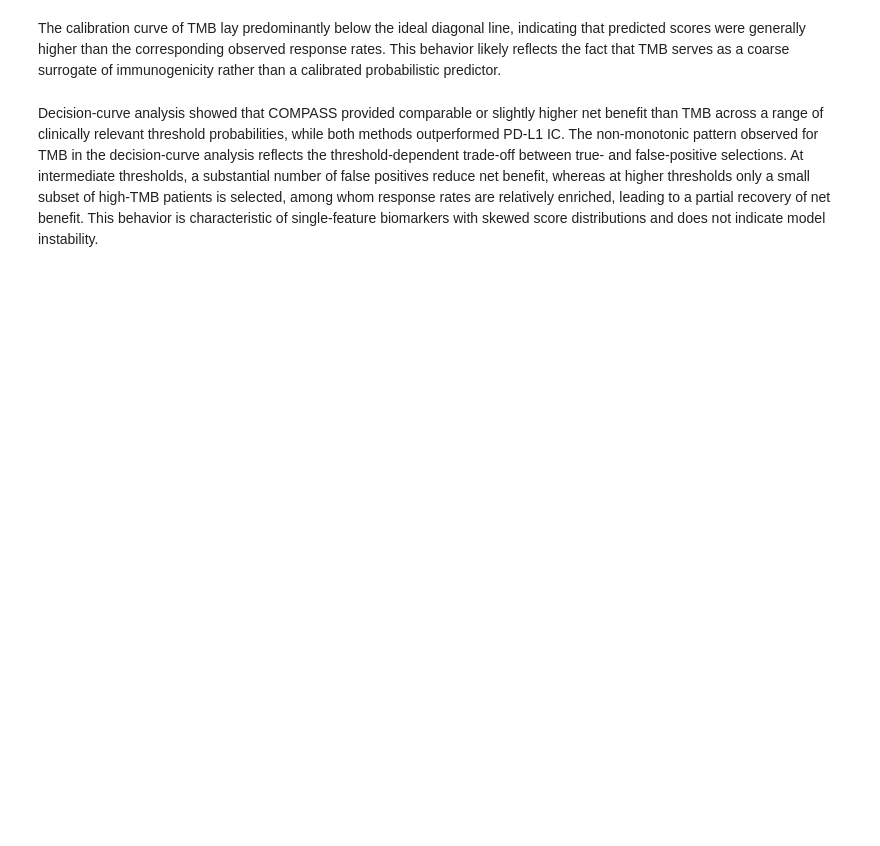
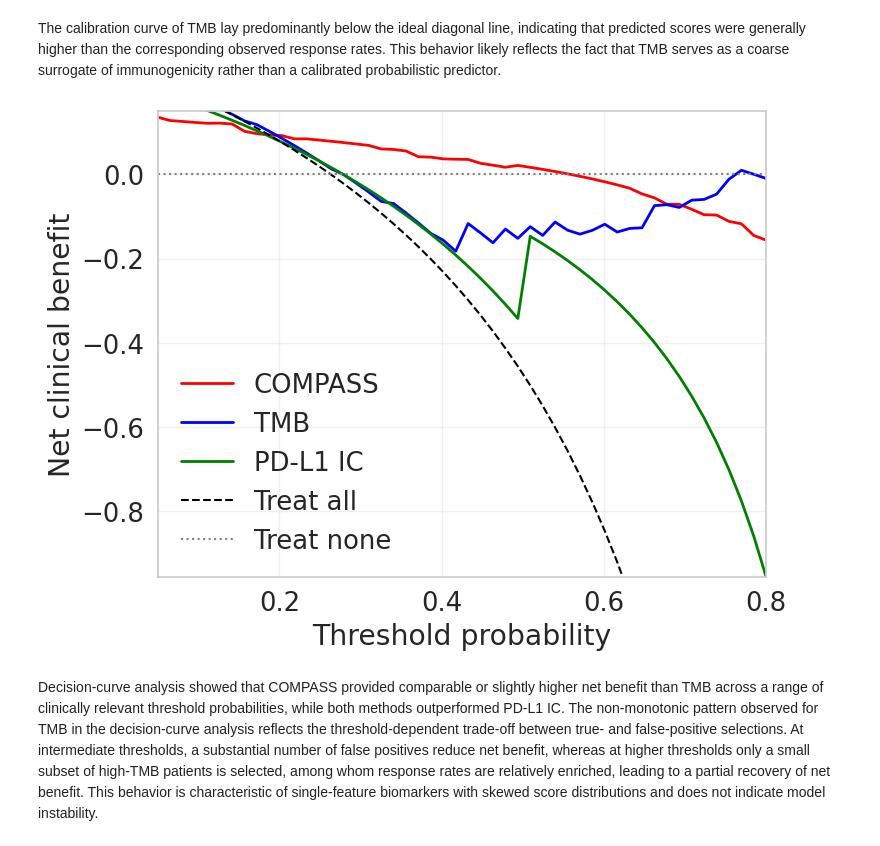
Before and after one commit to mims-harvard/COMPASS, a Jupyter notebook: paper/04_model_performance/09_calibration_plot_DCA/calibration.ipynb, the cells around one changed output. Drawn from its saved outputs; the diff is of its cells as text; code cells hidden in the pictures; blank space fills up the shorter version.

```diff
--- a/paper/04_model_performance/09_calibration_plot_DCA/calibration.ipynb
+++ b/paper/04_model_performance/09_calibration_plot_DCA/calibration.ipynb
@@ -9,7 +9,7 @@ import seaborn as sns
 import numpy as np
 import matplotlib.pyplot as plt
 from scipy.stats import binomtest
-sns.set(style="whitegrid", font_scale=1.5)
+sns.set(style="whitegrid", font_scale=1.7)
 # %%
 
 df = pd.read_pickle('./IMvigor210_meta_TMB_IHC_COMPASS_data.pkl')
@@ -78,24 +79,26 @@ nb_none = np.zeros_like(thresholds)
 # %%
 fig, ax = plt.subplots(figsize=(8, 6))
 
 ax.plot(thresholds, nb_compass, label="COMPASS", color="red", lw=2)
 ax.plot(thresholds, nb_tmb, label="TMB", color="blue", lw=2)
 ax.plot(thresholds, nb_pdl1, label="PD-L1 IC", color="green", lw=2)
 
 ax.plot(thresholds, nb_all, label="Treat all", color="black", ls="--")
 ax.plot(thresholds, nb_none, label="Treat none", color="gray", ls=":")
 
 ax.set_xlabel("Threshold probability")
-ax.set_ylabel("Net benefit")
+ax.set_ylabel("Net clinical benefit")
 
 ax.set_xlim(0.05, 0.8)
 ax.set_ylim(min(nb_pdl1.min(), -0.05), max(nb_compass.max(), 0.15))
 
 ax.legend(frameon=False)
 ax.grid(alpha=0.3)
 
 plt.tight_layout()
 plt.show()
 fig.savefig('./dca.svg', bbox_inches = 'tight' )
+# %% [output]
+[figure, added]
 # %% [markdown]
 Decision-curve analysis showed that COMPASS provided comparable or slightly higher net benefit than TMB across a range of clinically relevant threshold probabilities, while both methods outperformed PD-L1 IC. The non-monotonic pattern observed for TMB in the decision-curve analysis reflects the threshold-dependent trade-off between true- and false-positive selections. At intermediate thresholds, a substantial number of false positives reduce net benefit, whereas at higher thresholds only a small subset of high-TMB patients is selected, among whom response rates are relatively enriched, leading to a partial recovery of net benefit. This behavior is characteristic of single-feature biomarkers with skewed score distributions and does not indicate model instability.
```
Also changed, not shown: parts of 1 cell of this notebook, 4 other files.
